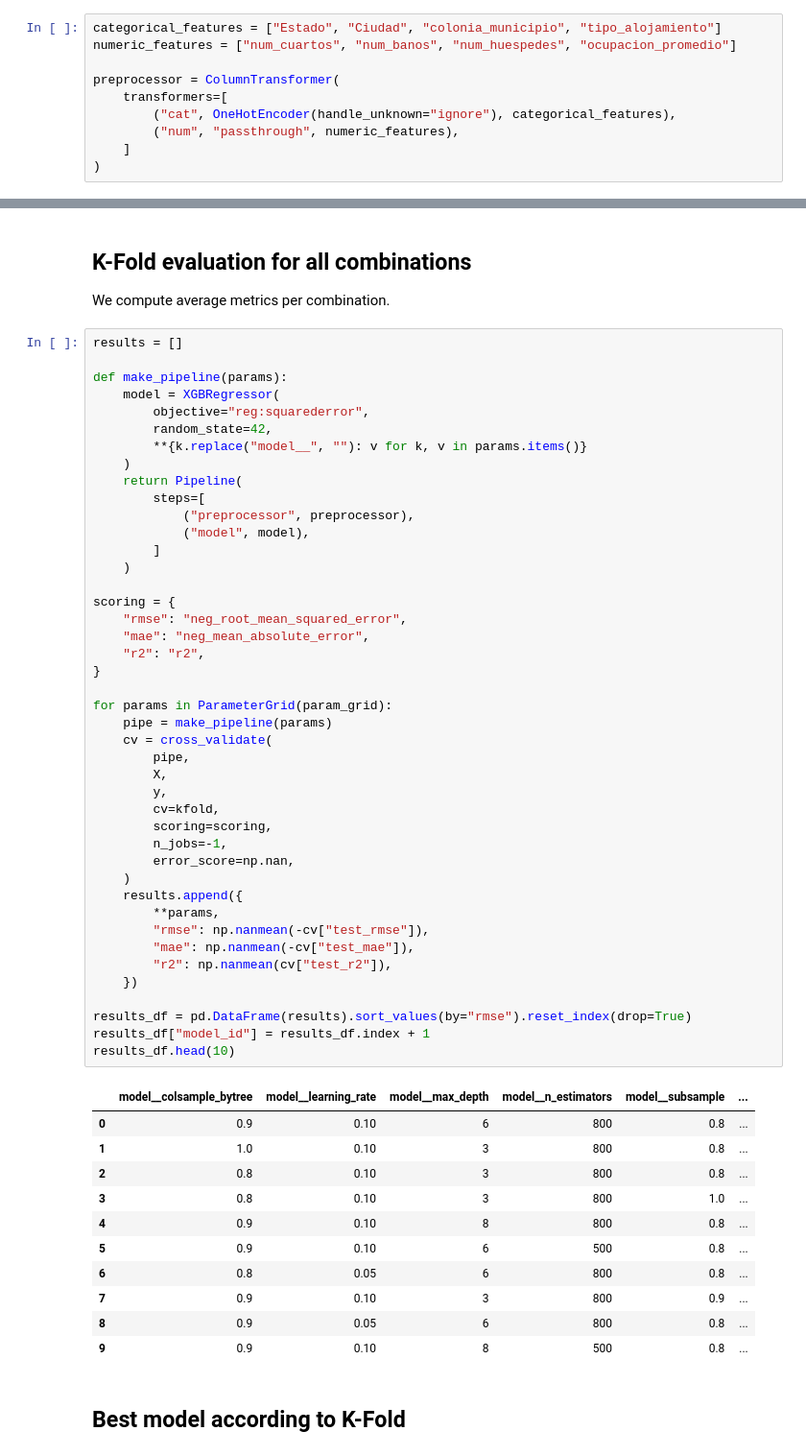
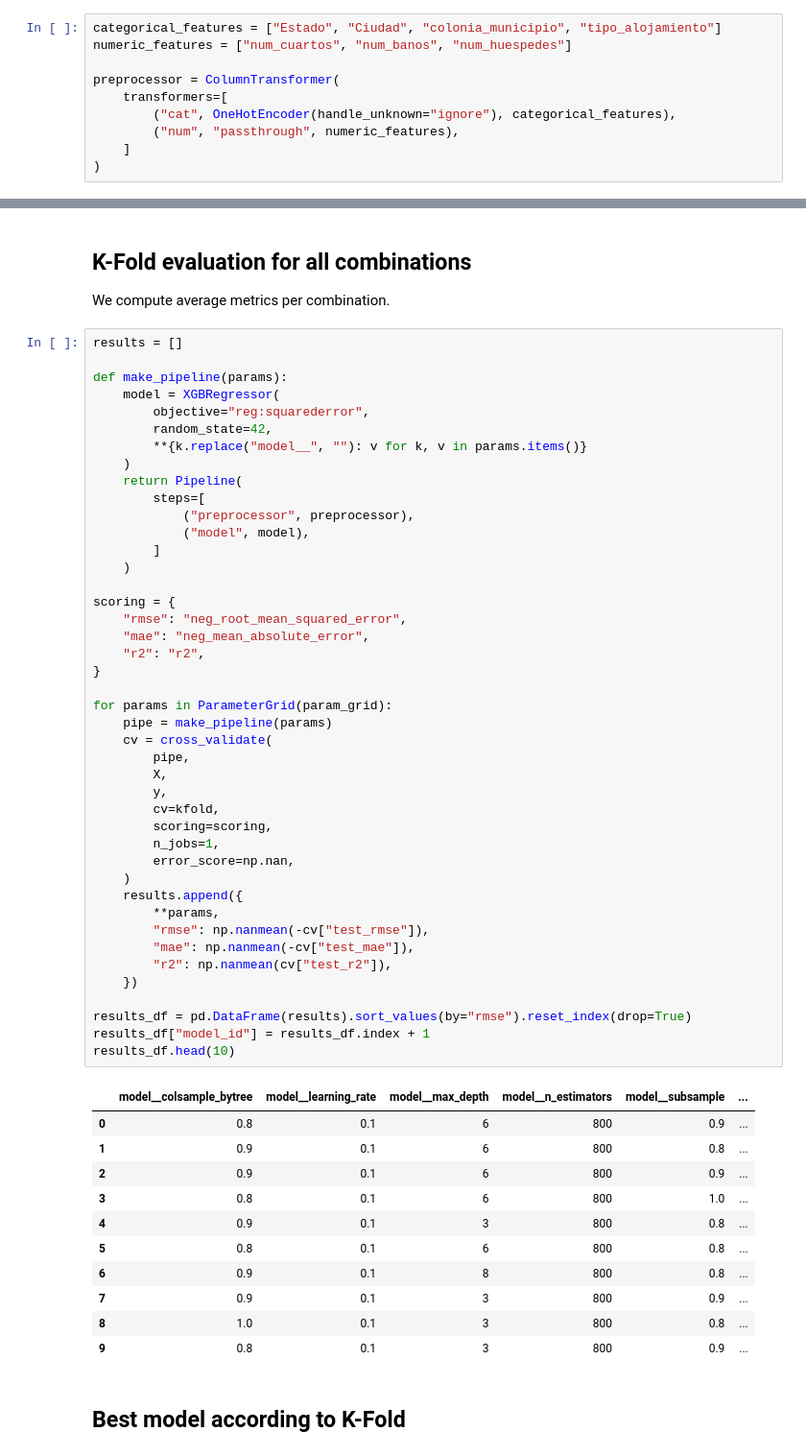
Before and after one commit to SamuelGuerrero/kanaa-price-prediction, a Jupyter notebook: 04_kfold_evaluation/kanaa-price-prediction-xgb-kfold.ipynb, the cells around one changed output, grey strips where cells are left out. Shown at 96% size. Cells and saved outputs as stored; diff of their text form.

```diff
--- a/04_kfold_evaluation/kanaa-price-prediction-xgb-kfold.ipynb
+++ b/04_kfold_evaluation/kanaa-price-prediction-xgb-kfold.ipynb
@@ -79,7 +78,7 @@ X = df[features]
 y = df[target]
 # %%
 categorical_features = ["Estado", "Ciudad", "colonia_municipio", "tipo_alojamiento"]
-numeric_features = ["num_cuartos", "num_banos", "num_huespedes", "ocupacion_promedio"]
+numeric_features = ["num_cuartos", "num_banos", "num_huespedes"]
 
 preprocessor = ColumnTransformer(
     transformers=[
@@ -127,44 +126,44 @@ def make_pipeline(params):
     )
 
 scoring = {
     "rmse": "neg_root_mean_squared_error",
     "mae": "neg_mean_absolute_error",
     "r2": "r2",
 }
 
 for params in ParameterGrid(param_grid):
     pipe = make_pipeline(params)
     cv = cross_validate(
         pipe,
         X,
         y,
         cv=kfold,
         scoring=scoring,
-        n_jobs=-1,
+        n_jobs=1,
         error_score=np.nan,
     )
     results.append({
         **params,
         "rmse": np.nanmean(-cv["test_rmse"]),
         "mae": np.nanmean(-cv["test_mae"]),
         "r2": np.nanmean(cv["test_r2"]),
     })
 
 results_df = pd.DataFrame(results).sort_values(by="rmse").reset_index(drop=True)
 results_df["model_id"] = results_df.index + 1
 results_df.head(10)
 # %% [output]
 |  | model__colsample_bytree | model__learning_rate | model__max_depth | model__n_estimators | model__subsample | ... |
-| 0 | 0.9 | 0.10 | 6 | 800 | 0.8 | ... |
-| 1 | 1.0 | 0.10 | 3 | 800 | 0.8 | ... |
-| 2 | 0.8 | 0.10 | 3 | 800 | 0.8 | ... |
-| 3 | 0.8 | 0.10 | 3 | 800 | 1.0 | ... |
-| 4 | 0.9 | 0.10 | 8 | 800 | 0.8 | ... |
-| 5 | 0.9 | 0.10 | 6 | 500 | 0.8 | ... |
-| 6 | 0.8 | 0.05 | 6 | 800 | 0.8 | ... |
-| 7 | 0.9 | 0.10 | 3 | 800 | 0.9 | ... |
-| 8 | 0.9 | 0.05 | 6 | 800 | 0.8 | ... |
-| 9 | 0.9 | 0.10 | 8 | 500 | 0.8 | ... |
+| 0 | 0.8 | 0.1 | 6 | 800 | 0.9 | ... |
+| 1 | 0.9 | 0.1 | 6 | 800 | 0.8 | ... |
+| 2 | 0.9 | 0.1 | 6 | 800 | 0.9 | ... |
+| 3 | 0.8 | 0.1 | 6 | 800 | 1.0 | ... |
+| 4 | 0.9 | 0.1 | 3 | 800 | 0.8 | ... |
+| 5 | 0.8 | 0.1 | 6 | 800 | 0.8 | ... |
+| 6 | 0.9 | 0.1 | 8 | 800 | 0.8 | ... |
+| 7 | 0.9 | 0.1 | 3 | 800 | 0.9 | ... |
+| 8 | 1.0 | 0.1 | 3 | 800 | 0.8 | ... |
+| 9 | 0.8 | 0.1 | 3 | 800 | 0.9 | ... |
 # %% [markdown]
 ## Best model according to K-Fold
 # %%
```
Also changed, not shown: parts of 10 cells of this notebook, 5 other files.
